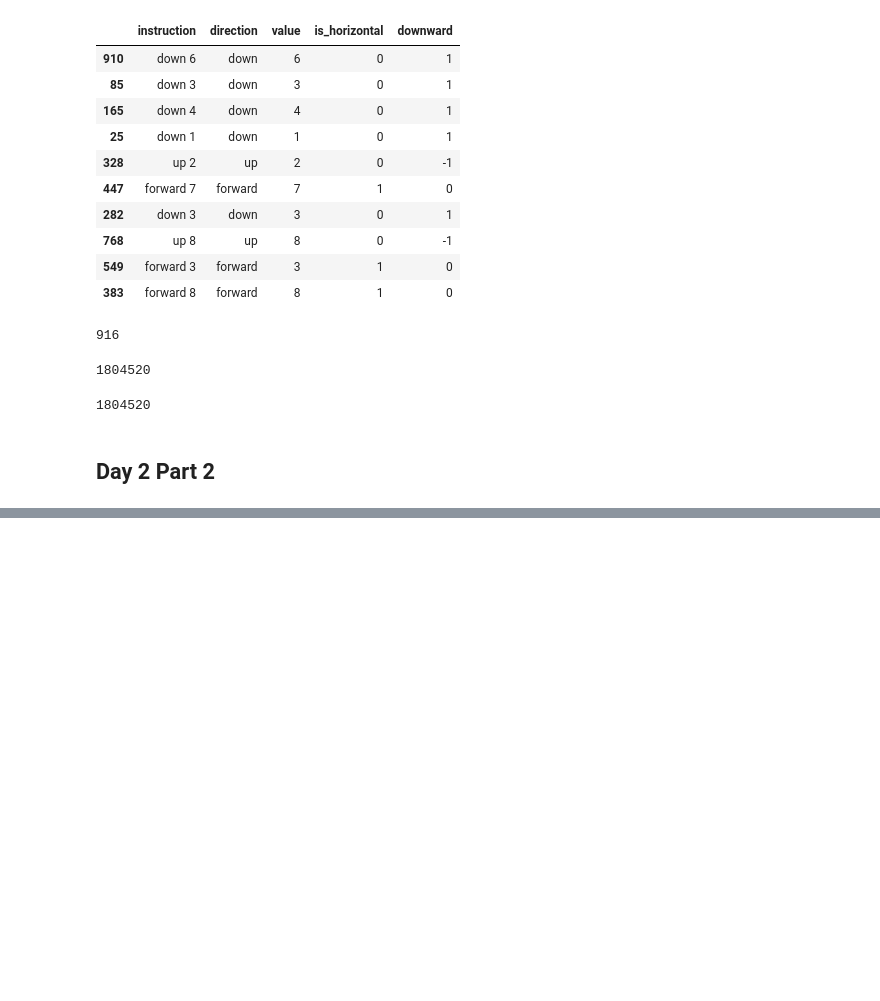
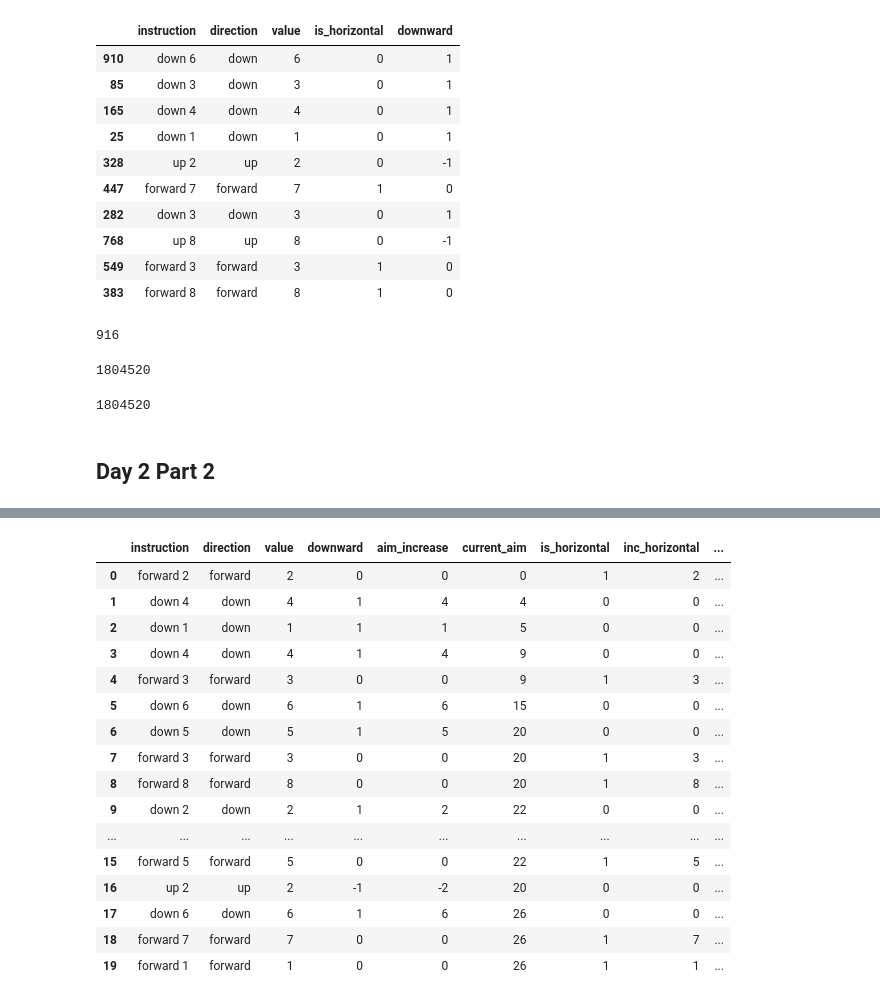
Before and after one commit to ShaunakSen/Problem-Solving-and-Algorithms, a Jupyter notebook: AdventOfCode.ipynb, the cells around one changed output, grey strips where cells are left out. Saved outputs shown, nothing was run; the diff lists cells and outputs as text; code cells hidden in the pictures; blank space fills up the shorter version.

```diff
--- a/AdventOfCode.ipynb
+++ b/AdventOfCode.ipynb
@@ -169,0 +231,2 @@ calculate_final_position(data)
+# %%
+data['current_aim'] = data['aim_increase'].cumsum()
@@ -169,0 +253,2 @@ calculate_final_position(data)
+# %%
+data['is_horizontal'] = [1 if dir_ == 'forward' else 0 for dir_ in data['direction']]
@@ -169,0 +264,24 @@ calculate_final_position(data)
+# %%
+data['inc_horizontal'] = data['is_horizontal'] * data['value']
+# %%
+data['current_horizontal'] = data['inc_horizontal'].cumsum()
+# %%
+data.head(20)
+# %% [output]
+|  | instruction | direction | value | downward | aim_increase | current_aim | is_horizontal | inc_horizontal | ... |
+| 0 | forward 2 | forward | 2 | 0 | 0 | 0 | 1 | 2 | ... |
+| 1 | down 4 | down | 4 | 1 | 4 | 4 | 0 | 0 | ... |
+| 2 | down 1 | down | 1 | 1 | 1 | 5 | 0 | 0 | ... |
+| 3 | down 4 | down | 4 | 1 | 4 | 9 | 0 | 0 | ... |
+| 4 | forward 3 | forward | 3 | 0 | 0 | 9 | 1 | 3 | ... |
+| 5 | down 6 | down | 6 | 1 | 6 | 15 | 0 | 0 | ... |
+| 6 | down 5 | down | 5 | 1 | 5 | 20 | 0 | 0 | ... |
+| 7 | forward 3 | forward | 3 | 0 | 0 | 20 | 1 | 3 | ... |
+| 8 | forward 8 | forward | 8 | 0 | 0 | 20 | 1 | 8 | ... |
+| 9 | down 2 | down | 2 | 1 | 2 | 22 | 0 | 0 | ... |
+| ... | ... | ... | ... | ... | ... | ... | ... | ... | ... |
+| 15 | forward 5 | forward | 5 | 0 | 0 | 22 | 1 | 5 | ... |
+| 16 | up 2 | up | 2 | -1 | -2 | 20 | 0 | 0 | ... |
+| 17 | down 6 | down | 6 | 1 | 6 | 26 | 0 | 0 | ... |
+| 18 | forward 7 | forward | 7 | 0 | 0 | 26 | 1 | 7 | ... |
+| 19 | forward 1 | forward | 1 | 0 | 0 | 26 | 1 | 1 | ... |
```
Also changed, not shown: parts of 12 cells of this notebook.
